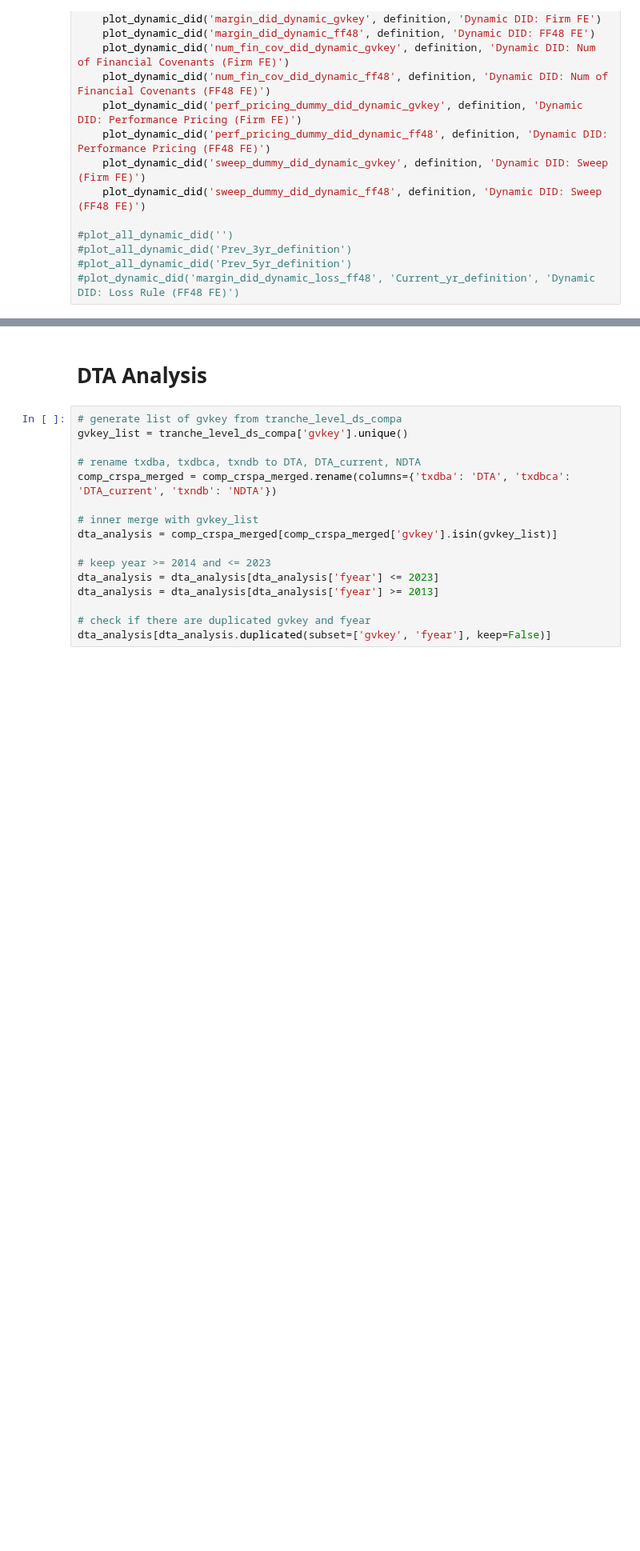
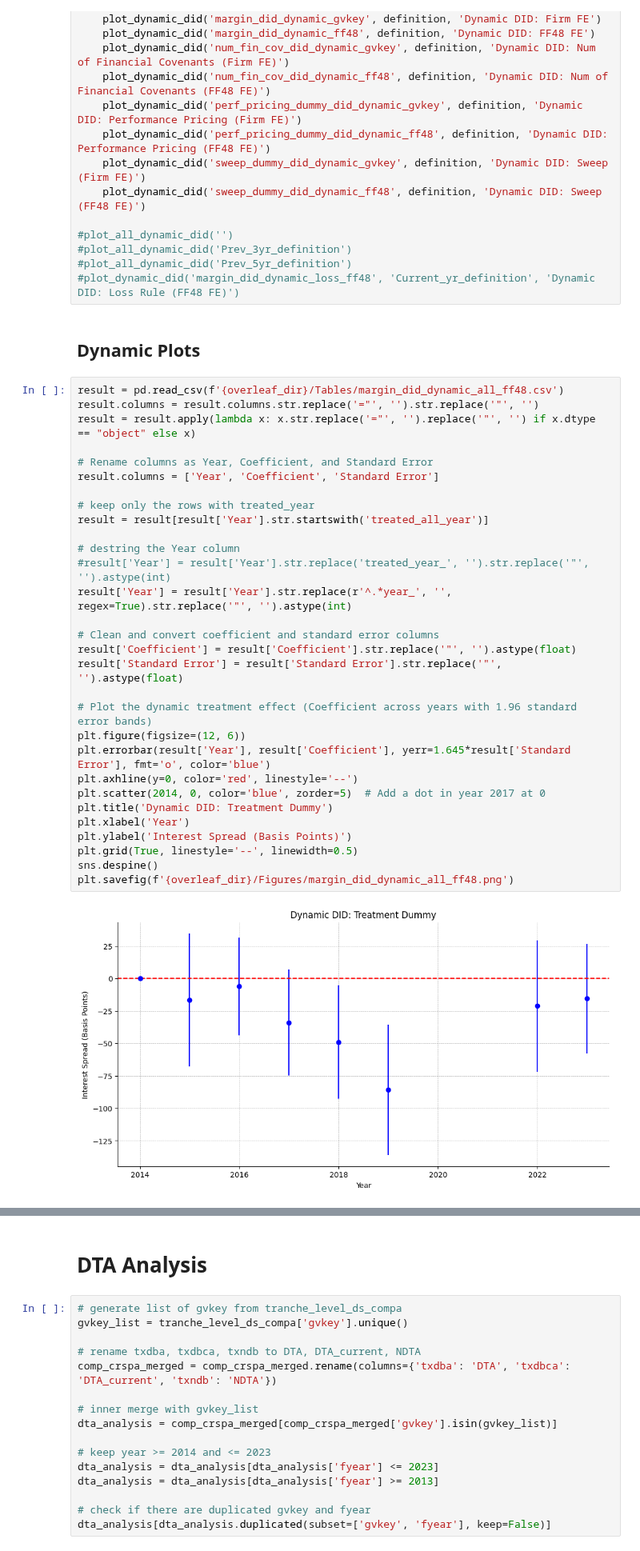
Before and after one commit to zirui-song/interest-deductibility-and-debt-contracting, a Jupyter notebook: Dealscan_Analysis.ipynb, the cells around one changed output, grey strips where cells are left out. Shown at 80% size. Cells and saved outputs as stored; diff of their text form; blank space fills up the shorter version.

```diff
--- a/Dealscan_Analysis.ipynb
+++ b/Dealscan_Analysis.ipynb
@@ -1939,3 +1939,37 @@ def plot_all_dynamic_did(definition):
 #plot_all_dynamic_did('Prev_3yr_definition')
 #plot_all_dynamic_did('Prev_5yr_definition')
 #plot_dynamic_did('margin_did_dynamic_loss_ff48', 'Current_yr_definition', 'Dynamic DID: Loss Rule (FF48 FE)')
+# %% [markdown]
+## Dynamic Plots
+# %%
+result = pd.read_csv(f'{overleaf_dir}/Tables/margin_did_dynamic_all_ff48.csv')
+result.columns = result.columns.str.replace('="', '').str.replace('"', '')
+result = result.apply(lambda x: x.str.replace('="', '').replace('"', '') if x.dtype == "object" else x)
+
+# Rename columns as Year, Coefficient, and Standard Error
+result.columns = ['Year', 'Coefficient', 'Standard Error']
+
+# keep only the rows with treated_year
+result = result[result['Year'].str.startswith('treated_all_year')]
+
+# destring the Year column
+#result['Year'] = result['Year'].str.replace('treated_year_', '').str.replace('"', '').astype(int)
+result['Year'] = result['Year'].str.replace(r'^.*year_', '', regex=True).str.replace('"', '').astype(int)
+
+# Clean and convert coefficient and standard error columns
+result['Coefficient'] = result['Coefficient'].str.replace('"', '').astype(float)
+result['Standard Error'] = result['Standard Error'].str.replace('"', '').astype(float)
+
+# Plot the dynamic treatment effect (Coefficient across years with 1.96 standard error bands)
+plt.figure(figsize=(12, 6))
+plt.errorbar(result['Year'], result['Coefficient'], yerr=1.645*result['Standard Error'], fmt='o', color='blue')
+plt.axhline(y=0, color='red', linestyle='--')
+plt.scatter(2014, 0, color='blue', zorder=5)  # Add a dot in year 2017 at 0
+plt.title('Dynamic DID: Treatment Dummy')
+plt.xlabel('Year')
+plt.ylabel('Interest Spread (Basis Points)')
+plt.grid(True, linestyle='--', linewidth=0.5)
+sns.despine()
+plt.savefig(f'{overleaf_dir}/Figures/margin_did_dynamic_all_ff48.png')
+# %% [output]
+[figure, added]
```
Also changed, not shown: parts of 4 cells of this notebook, 4 other files.
